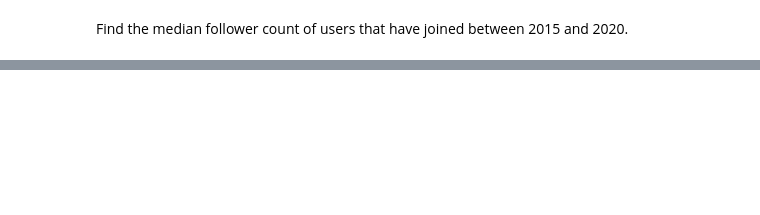
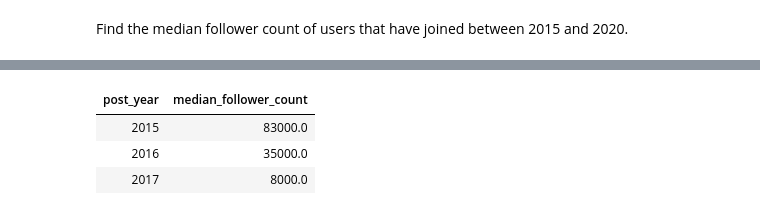
Before and after one commit to 54F-A/pinterest-data-pipeline175, a Jupyter notebook: Data Queries/median_user_followers.ipynb, the cells around one changed output, grey strips where cells are left out. Cells and saved outputs as stored; diff of their text form; code cells hidden in the pictures; blank space fills up the shorter version.

Commit message:
Updated median queries.

```diff
--- a/Data Queries/median_user_followers.ipynb
+++ b/Data Queries/median_user_followers.ipynb
@@ -41,11 +109,21 @@ GROUP BY
 # %%
 %sql
 SELECT
   post_year,
-  follower_count AS median_follower_count
+  CASE
+        WHEN total_count % 2 != 0 THEN MAX(follower_count)
+        ELSE AVG(follower_count)
+    END AS median_follower_count
 FROM
   users_and_followers
 WHERE
-    row_num IN (total_count / 2, total_count / 2 + 1)
+    row_num IN ((total_count + 1) / 2, total_count / 2 + 1)
 GROUP BY
-  post_year, follower_count;
+  post_year, total_count
+ORDER BY
+  post_year ASC;
+# %% [output]
+| post_year | median_follower_count |
+| 2015 | 83000.0 |
+| 2016 | 35000.0 |
+| 2017 | 8000.0 |
```
Also changed, not shown: parts of 4 cells of this notebook.
